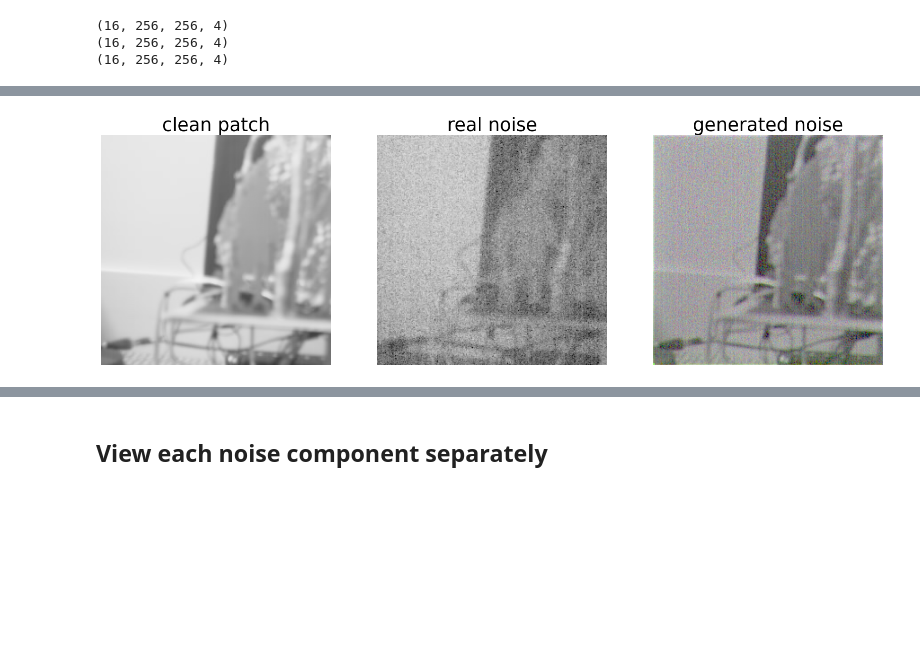
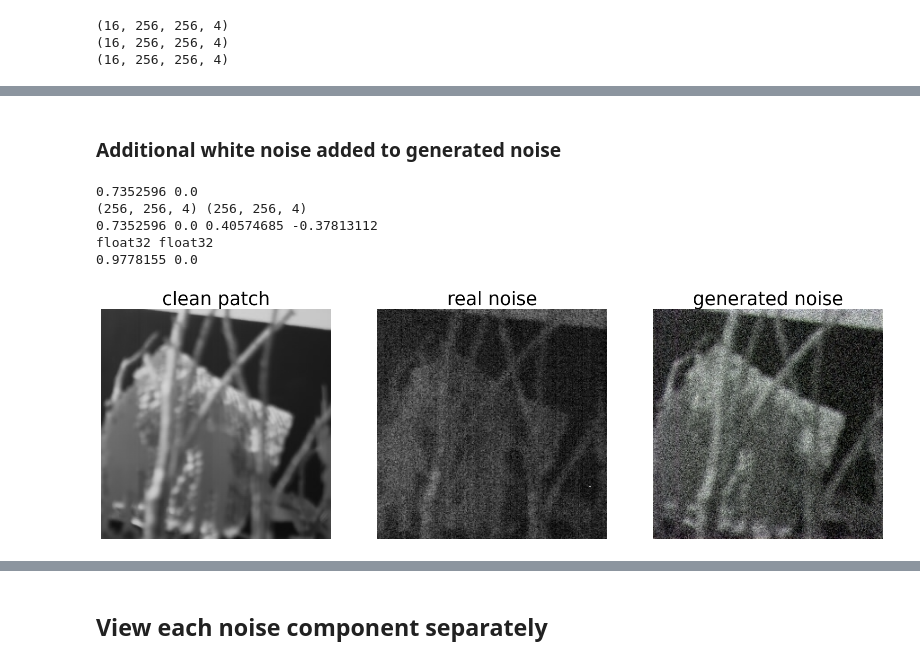
Before and after one commit to harish-rivet/starlight_denoising, a Jupyter notebook: View Generated Noise.ipynb, the cells around one changed output, grey strips where cells are left out. Cells and saved outputs as stored; diff of their text form; code cells hidden in the pictures; blank space fills up the shorter version.

```diff
--- a/View Generated Noise.ipynb
+++ b/View Generated Noise.ipynb
@@ -91,15 +121,0 @@ clean_patch[2, :, :, 0].max(), clean_patch[0, :, :, 0].min()
-# %%
-ind = 0
-sz = 256
-pp = [0,0]
-
-to_plot = [clean_patch[ind], real_noisy[ind], gen_noisy_np[ind]]
-titles = ['clean patch', 'real noise', 'generated noise']
-
-fig, ax = plt.subplots(1,3, figsize = (20,10))
-for i in range(0,3):
-    ax[i].imshow(to_plot[i][pp[0]:pp[0]+sz,pp[1]:pp[1]+sz,0:3]**(1/2.2));
-    ax[i].axis('off');
-    ax[i].set_title(titles[i]);
-# %% [output]
-[figure, removed]
@@ -105,0 +141,31 @@ for i in range(0,3):
+# %% [markdown]
+### Additional white noise added to generated noise
+# %%
+ind = 0
+sz = 256
+pp = [0,0]
+
+to_plot = [clean_patch[ind], real_noisy[ind], gen_noisy_np[ind]]
+titles = ['clean patch', 'real noise', 'generated noise']
+
+to_plot[-1] = blur_image(to_plot[-1])
+print(to_plot[-1].max(), to_plot[-1].min())
+to_plot[-1] = add_white_noise(to_plot[-1])
+print(to_plot[-1].max(), to_plot[-1].min())
+
+# to_plot[0] = blur_image(to_plot[0])
+# to_plot[0] = add_white_noise(to_plot[0])
+
+fig, ax = plt.subplots(1,3, figsize = (20,10))
+for i in range(0,3):
+    # ax[i].imshow(to_plot[i][pp[0]:pp[0]+sz,pp[1]:pp[1]+sz,0:3]**(1/2.2));
+    ax[i].imshow(to_plot[i][pp[0]:pp[0]+sz,pp[1]:pp[1]+sz,0:3]);
+    ax[i].axis('off');
+    ax[i].set_title(titles[i]);
+# %% [output]
+0.7352596 0.0
+(256, 256, 4) (256, 256, 4)
+0.7352596 0.0 0.40574685 -0.37813112
+float32 float32
+0.9778155 0.0
+[figure, added]
```
Also changed, not shown: parts of 7 cells of this notebook, 3 other files.
